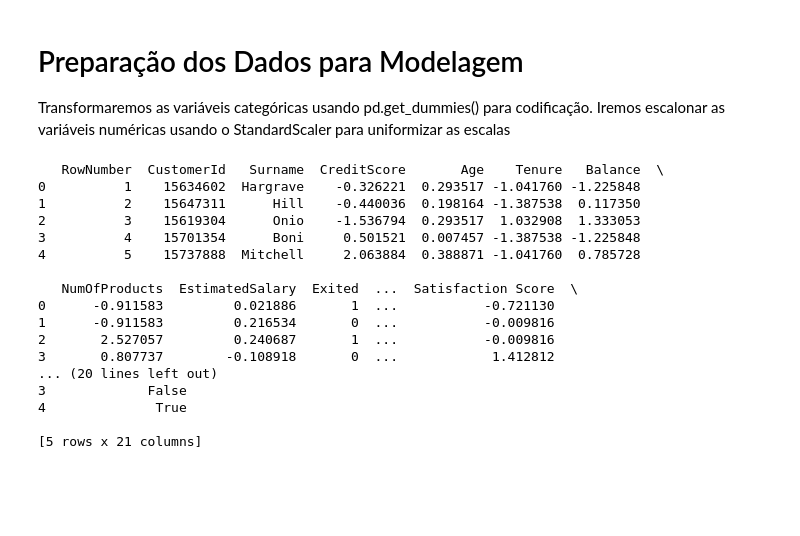
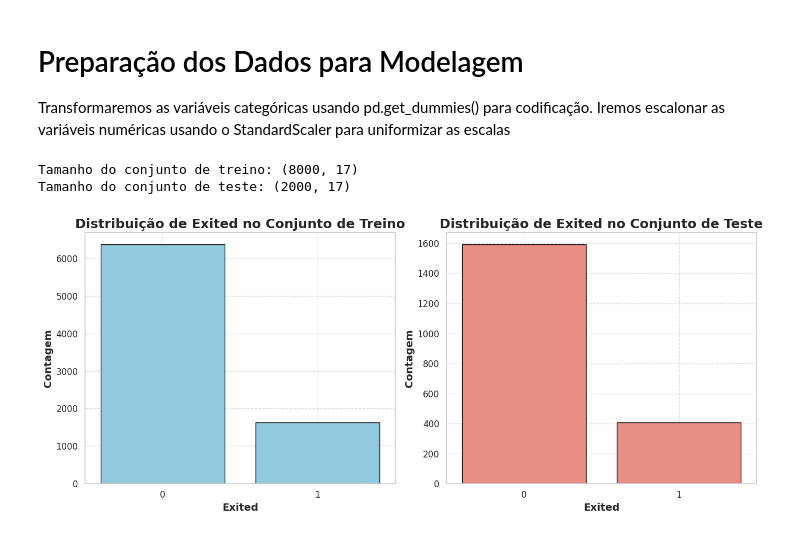
Before and after one commit to GabrielNFR/AnaliseChurnBanco, a Jupyter notebook: main.ipynb, the cells around one changed output. Saved outputs shown, nothing was run; the diff lists cells and outputs as text; code cells hidden in the pictures; blank space fills up the shorter version.

```diff
--- a/main.ipynb
+++ b/main.ipynb
@@ -242,37 +311,46 @@ plt.show()
 
 Transformaremos as variáveis categóricas usando pd.get_dummies() para codificação.
 Iremos escalonar as variáveis numéricas usando o StandardScaler para uniformizar as escalas
-# %%
-from sklearn.preprocessing import StandardScaler
-
-# 1. Separando colunas numéricas das colunas categóricas
-categorical_cols = ['Geography', 'Gender', 'Card Type', 'HasCrCard', 'IsActiveMember']
-numeric_cols = ['CreditScore', 'Age', 'Tenure', 'Balance', 'NumOfProducts', 'EstimatedSalary', 'Satisfaction Score']
-
-# 2. Applicar pd.get_dummies() para as colunas categóricas
-df_encoded = pd.get_dummies(df_bank, columns=categorical_cols, drop_first=True)  # drop_first=True para evitar multicolinearidade
-
-# 3. Uniformizar as colunas numéricas usando o StandardScaler
-scaler = StandardScaler()
-df_encoded[numeric_cols] = scaler.fit_transform(df_encoded[numeric_cols])
-
-# Agora df_encoded está pronto para modelagem
-print(df_encoded.head())
-# %% [output]
-   RowNumber  CustomerId   Surname  CreditScore       Age    Tenure   Balance  \
-0          1    15634602  Hargrave    -0.326221  0.293517 -1.041760 -1.225848
-1          2    15647311      Hill    -0.440036  0.198164 -1.387538  0.117350
-2          3    15619304      Onio    -1.536794  0.293517  1.032908  1.333053
-3          4    15701354      Boni     0.501521  0.007457 -1.387538 -1.225848
-4          5    15737888  Mitchell     2.063884  0.388871 -1.041760  0.785728
-
-   NumOfProducts  EstimatedSalary  Exited  ...  Satisfaction Score  \
-0      -0.911583         0.021886       1  ...           -0.721130
-1      -0.911583         0.216534       0  ...           -0.009816
-2       2.527057         0.240687       1  ...           -0.009816
-3       0.807737        -0.108918       0  ...            1.412812
-... (20 lines left out)
-3             False
-4              True
-
-[5 rows x 21 columns]
+# %%
+from sklearn.model_selection import train_test_split
+
+# Separar as features e o alvo
+X = df_bank.drop('Exited', axis=1)  # Excluir a coluna 'Exited' das features
+y = df_bank['Exited']  # Definir 'Exited' como variável alvo
+
+# Dividir em conjunto de treino e teste (80% treino e 20% teste, por exemplo)
+X_train, X_test, y_train, y_test = train_test_split(X, y, test_size=0.2, random_state=42, stratify=y)
+
+print("Tamanho do conjunto de treino:", X_train.shape)
+print("Tamanho do conjunto de teste:", X_test.shape)
+
+sns.set(style="whitegrid", palette="muted")
+plt.rcParams.update({'axes.titlesize': 16, 'axes.titleweight': 'bold', 'axes.labelsize': 14, 'axes.labelweight': 'bold'})
+
+# Contagem da variável alvo em cada conjunto
+fig, ax = plt.subplots(1, 2, figsize=(14, 6))
+
+# Conjunto de treino
+sns.countplot(x=y_train, color='skyblue', ax=ax[0], edgecolor="black")
+ax[0].set_title('Distribuição de Exited no Conjunto de Treino', fontsize=18, weight='bold')
+ax[0].set_xlabel('Exited', fontsize=14, weight='bold')
+ax[0].set_ylabel('Contagem', fontsize=14, weight='bold')
+ax[0].tick_params(axis='x', labelsize=12, rotation=0)
+ax[0].tick_params(axis='y', labelsize=12)
+ax[0].grid(True, linestyle='--', alpha=0.7)
+
+# Conjunto de teste
+sns.countplot(x=y_test, color='salmon', ax=ax[1], edgecolor="black")
+ax[1].set_title('Distribuição de Exited no Conjunto de Teste', fontsize=18, weight='bold')
+ax[1].set_xlabel('Exited', fontsize=14, weight='bold')
+ax[1].set_ylabel('Contagem', fontsize=14, weight='bold')
+ax[1].tick_params(axis='x', labelsize=12, rotation=0)
+ax[1].tick_params(axis='y', labelsize=12)
+ax[1].grid(True, linestyle='--', alpha=0.7)
+
+plt.tight_layout()
+plt.show()
+# %% [output]
+Tamanho do conjunto de treino: (8000, 17)
+Tamanho do conjunto de teste: (2000, 17)
+[figure, added]
```
Also changed, not shown: parts of 7 cells of this notebook.
